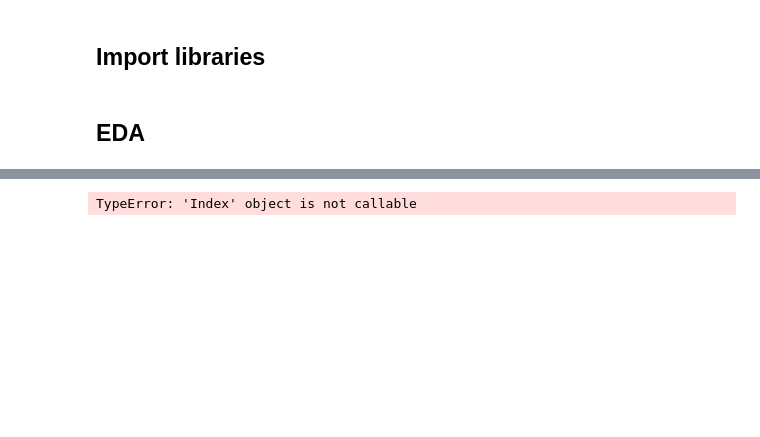
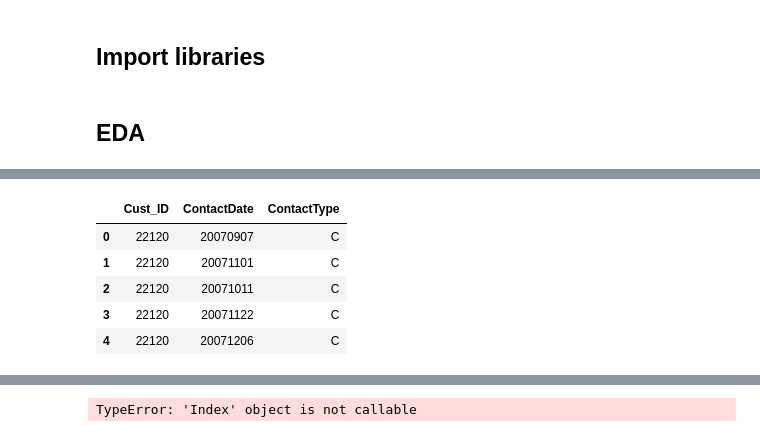
Before and after one commit to YassineOudghiri/dma-group-assignment-1, a Jupyter notebook: code.ipynb, the cells around one changed output, grey strips where cells are left out. Drawn from its saved outputs; the diff is of its cells as text; code cells hidden in the pictures; blank space fills up the shorter version.

```diff
--- a/code.ipynb
+++ b/code.ipynb
@@ -65,0 +82,9 @@ Index(['Cust_ID', 'SCF_Code', 'RetF07Dollars', 'RetF07Trips', 'RetF07Lines',
+# %%
+contacts.head(5)
+# %% [output]
+|  | Cust_ID | ContactDate | ContactType |
+| 0 | 22120 | 20070907 | C |
+| 1 | 22120 | 20071101 | C |
+| 2 | 22120 | 20071011 | C |
+| 3 | 22120 | 20071122 | C |
+| 4 | 22120 | 20071206 | C |
```
Also changed, not shown: parts of 9 cells of this notebook, 1 other file.
